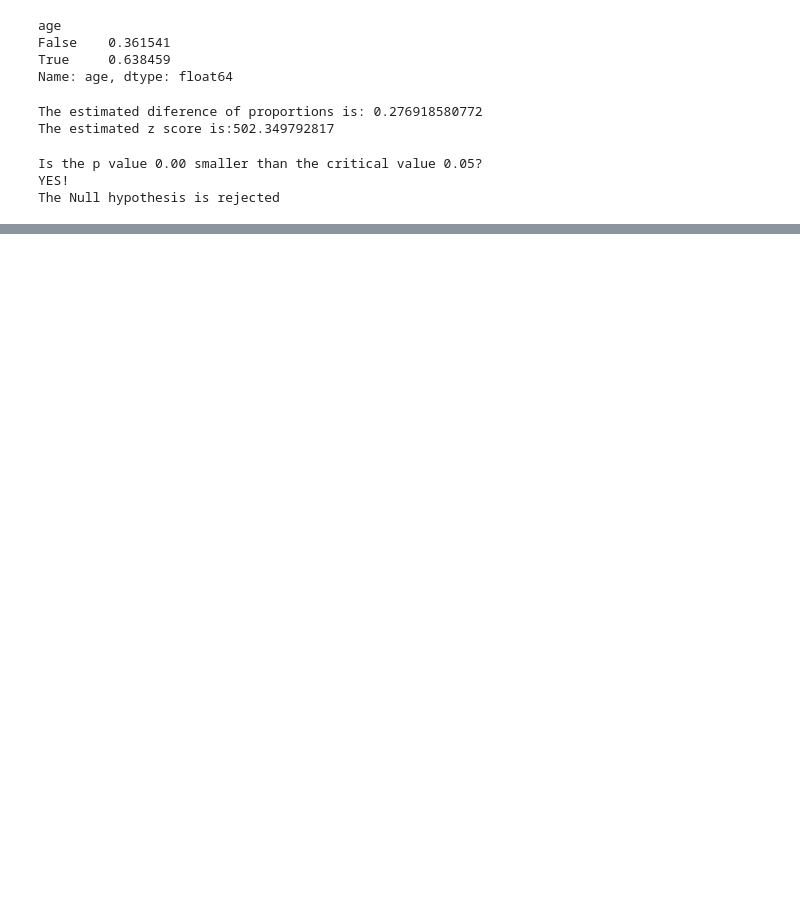
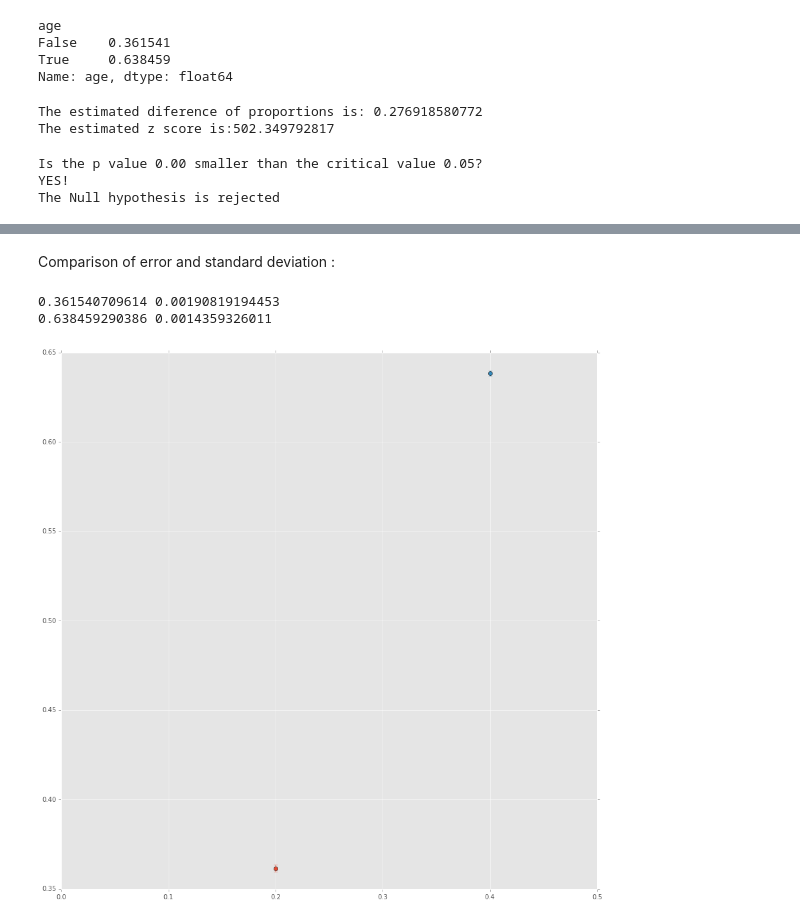
Before and after one commit to afcarl/PUI2015_vvijayarangan, a Jupyter notebook: citibikes/assignment3.ipynb, the cells around one changed output, grey strips where cells are left out. Cells and saved outputs as stored; diff of their text form; code cells hidden in the pictures; blank space fills up the shorter version.

```diff
--- a/citibikes/assignment3.ipynb
+++ b/citibikes/assignment3.ipynb
@@ -118,0 +118,13 @@ Standard error in counting population 40 or younger: 0.001877
+# %% [markdown]
+Comparison of error and standard deviation :
+# %%
+fig=pl.figure(figsize(15,15))
+ax=fig.add_subplot(111)
+
+ax.errorbar([0.2], ratio_old, yerr = error_old/norm_old, fmt = 'o', label = '>=40');
+ax.errorbar([0.4], ratio_young, yerr = error_young/norm_young, fmt = 'o', label = '<40');
+ax.set_xlim(0,0.5);
+# %% [output]
+0.361540709614 0.00190819194453
+0.638459290386 0.0014359326011
+[figure, added]
```
Also changed, not shown: parts of 5 cells of this notebook.
